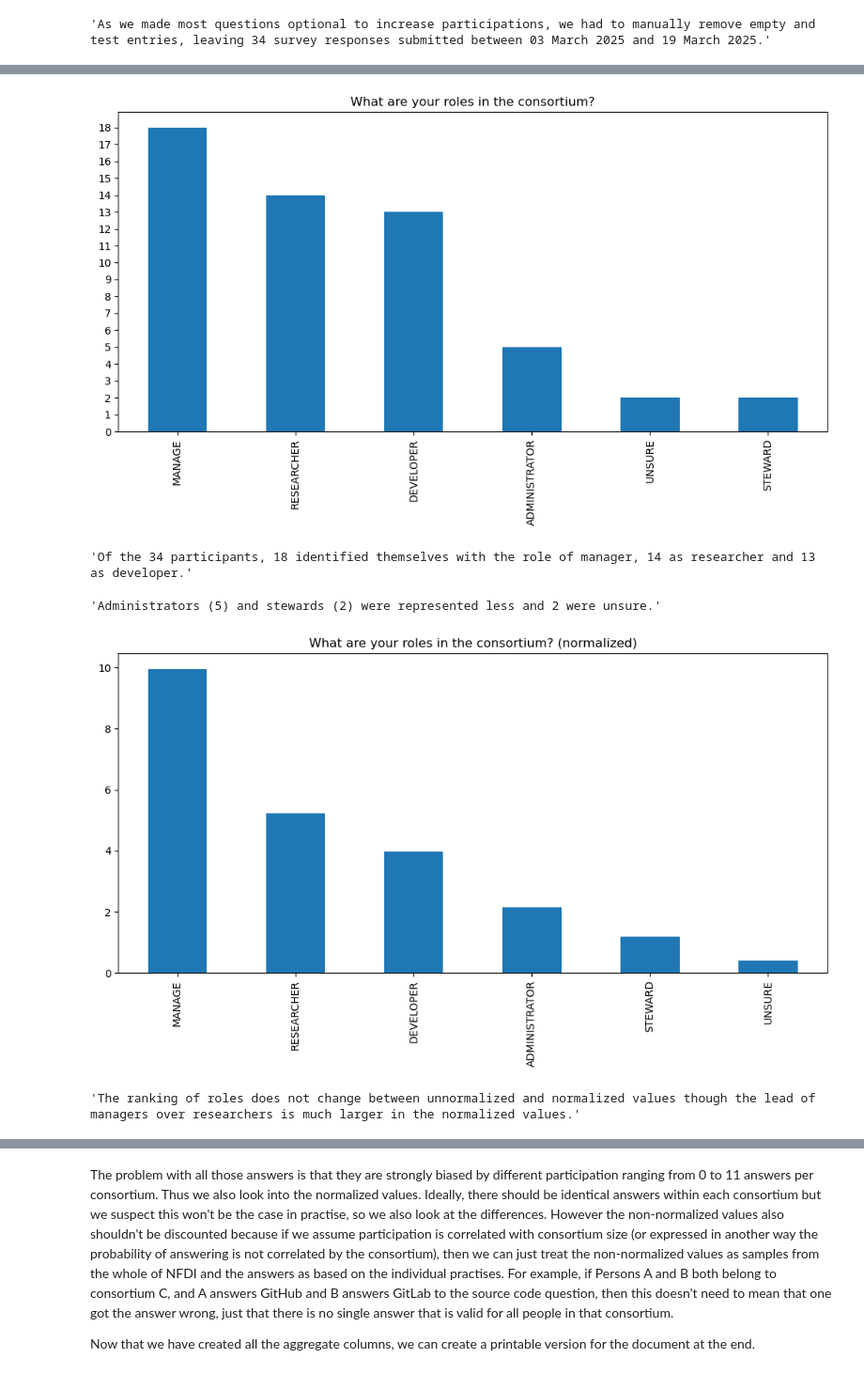
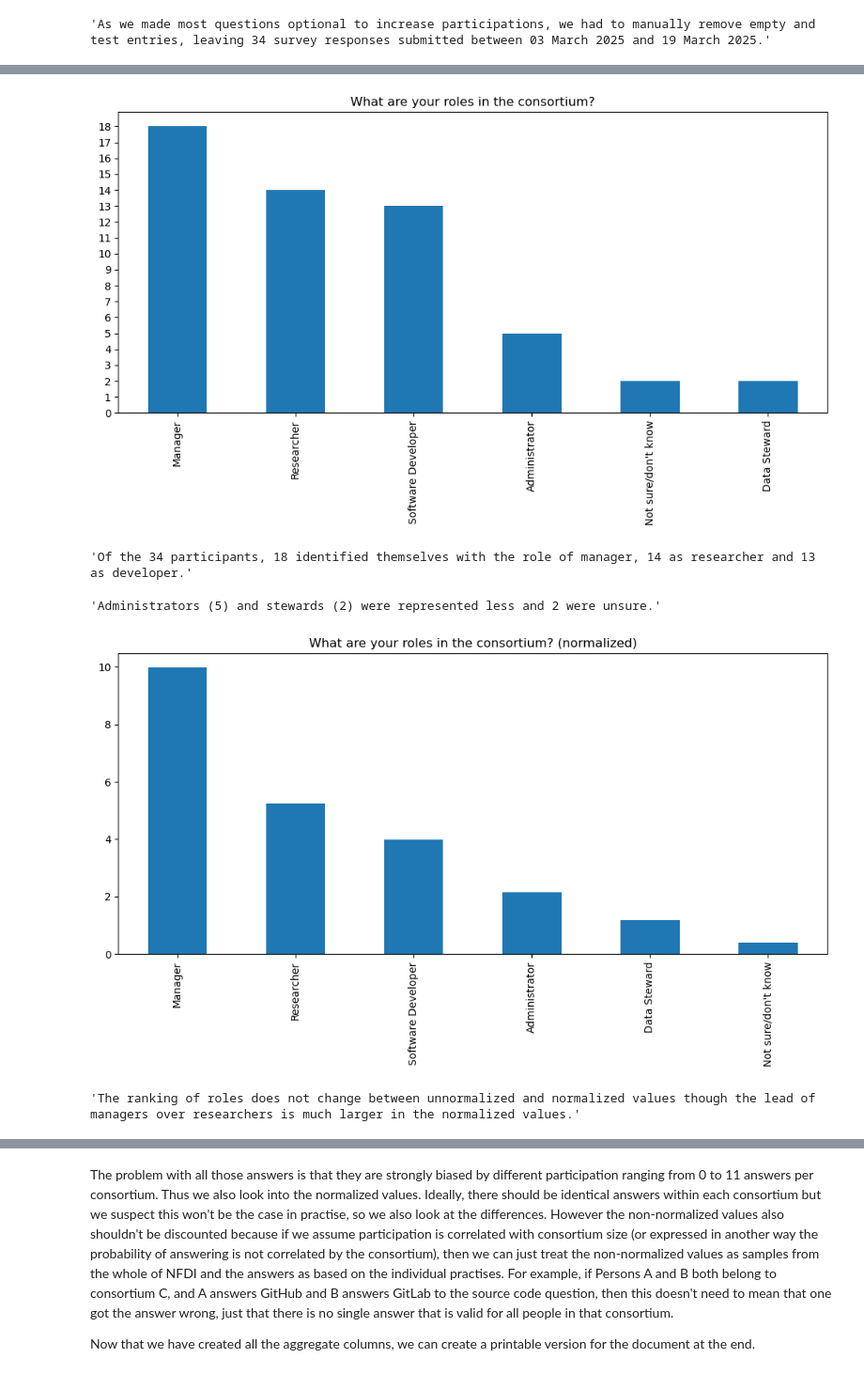
Before and after one commit to KonradHoeffner/softwaresurvey, a Jupyter notebook: results.ipynb, the cells around one changed output, grey strips where cells are left out. Shown at 94% size. Cells and saved outputs as stored; diff of their text form; code cells hidden in the pictures.

Commit message:
abbreviate legend

```diff
--- a/results.ipynb
+++ b/results.ipynb
@@ -7,7 +7,7 @@ import numpy as np
 import matplotlib.pyplot as plt
 import pandas as pd
 pd.set_option('display.max_rows', None)
-df_codes = pd.read_csv('code.tsv', sep='\t', header=None)
+df_codes = pd.read_csv('code.tsv', sep='\t', header=None, usecols=[0,1])
 codes = dict(zip(df_codes[0], df_codes[1]))
 df0 = pd.read_csv('results.csv')
 df = pd.read_csv('results_clean.csv')
@@ -46,7 +46,7 @@ def col_count(prefix,title):
             # string type columns are mistakenly recognized as objects
             df[col] = df[col].fillna('').astype(str)
             #display(df[col])
-            new_col_name = re.sub(prefix+r"\[(.*)\]", lambda m: m.group(1).upper(), col)
+            new_col_name = re.sub(prefix+r"\[(.*)\]", lambda m: m.group(1), col)
             counts[new_col_name] = int((df[col] == 'Y').sum())
             named = df[col].replace('Y', new_col_name).astype(str)
             for index, _value in named.items():
@@ -75,11 +75,13 @@ def col_count(prefix,title):
     df[prefix] = aggregate
 
     sorted_counts  = dict(sorted(counts.items(), key=lambda item: item[1], reverse=True))
-    #display(sorted_counts)
-    pd.Series(sorted_counts).plot(kind='bar', figsize=(10, 6), rot=90, title=title)
+    sorted_counts_series = pd.Series(sorted_counts)
+    descriptive_counts_series = sorted_counts_series.rename(index=codes)
+    descriptive_counts_series.plot(kind='bar', figsize=(10, 6), rot=90, title=title)
     yint = range(0, max(sorted_counts.values())+1) # automatic axis doesn't always show whole numbers
     plt.yticks(yint)
     plt.tight_layout()
+    #plt.legend()
     plt.show()
     return sorted_counts
 
@@ -125,7 +127,9 @@ def col_count_normalize(prefix,title):
                     weight = sum(weights)
                     normalized_counts[value] += weight
     sorted_counts  = dict(sorted(normalized_counts.items(), key=lambda item: item[1], reverse=True))
-    pd.Series(sorted_counts).plot(kind='bar', figsize=(10, 6), rot=90, title=title+" (normalized)")
+    sorted_counts_series = pd.Series(sorted_counts)
+    descriptive_counts_series = sorted_counts_series.rename(index=codes)
+    descriptive_counts_series.plot(kind='bar', figsize=(10, 6), rot=90, title=title+" (normalized)")
     plt.tight_layout()
     plt.show()
     #return normalized_counts
@@ -140,14 +144,14 @@ col_count_normalize("consortium","Normalize test, should be around 1")
 # %%
 roles = col_count("role","What are your roles in the consortium?")
-display(f"Of the {len(df)} participants, {roles["MANAGE"]} identified themselves with the role of manager, {roles["RESEARCHER"]} as researcher and {roles["DEVELOPER"]} as developer.")
-display(f"Administrators ({roles["ADMINISTRATOR"]}) and stewards ({roles["STEWARD"]}) were represented less and {roles["UNSURE"]} were unsure.")
+display(f"Of the {len(df)} participants, {roles["manage"]} identified themselves with the role of manager, {roles["researcher"]} as researcher and {roles["developer"]} as developer.")
+display(f"Administrators ({roles["administrator"]}) and stewards ({roles["steward"]}) were represented less and {roles["unsure"]} were unsure.")
 col_count_normalize("role","What are your roles in the consortium?")
 display("The ranking of roles does not change between unnormalized and normalized values though the lead of managers over researchers is much larger in the normalized values.")
 # %% [output]
-[figure, old version]
+[figure, new version]
 'Of the 34 participants, 18 identified themselves with the role of manager, 14 as researcher and 13 as developer.'
 'Administrators (5) and stewards (2) were represented less and 2 were unsure.'
-[figure, old version]
+[figure, new version]
 'The ranking of roles does not change between unnormalized and normalized values though the lead of managers over researchers is much larger in the normalized values.'
 # %%
 roles_count = defaultdict(int)
```
Also changed, not shown: parts of 7 cells of this notebook, 1 other file.
